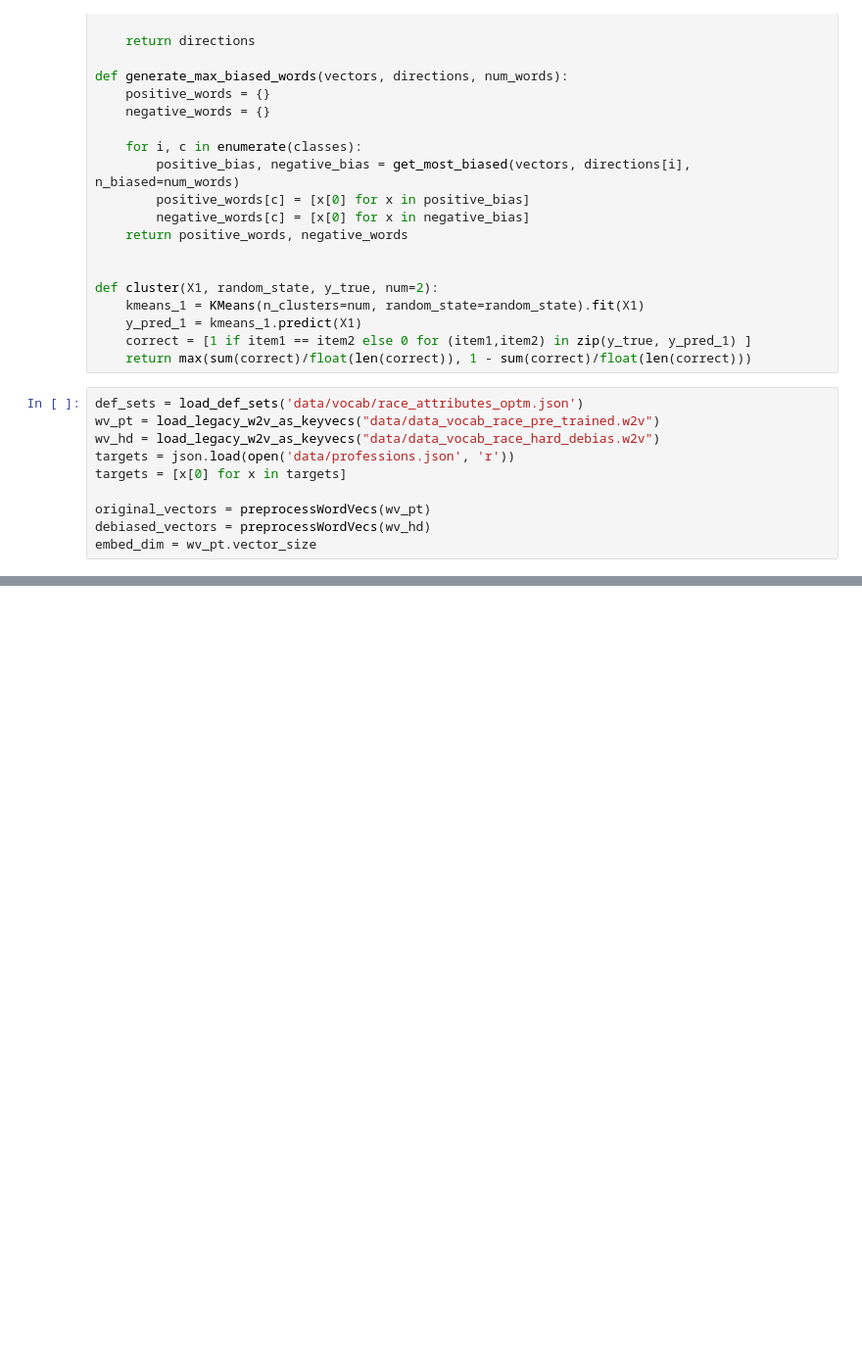
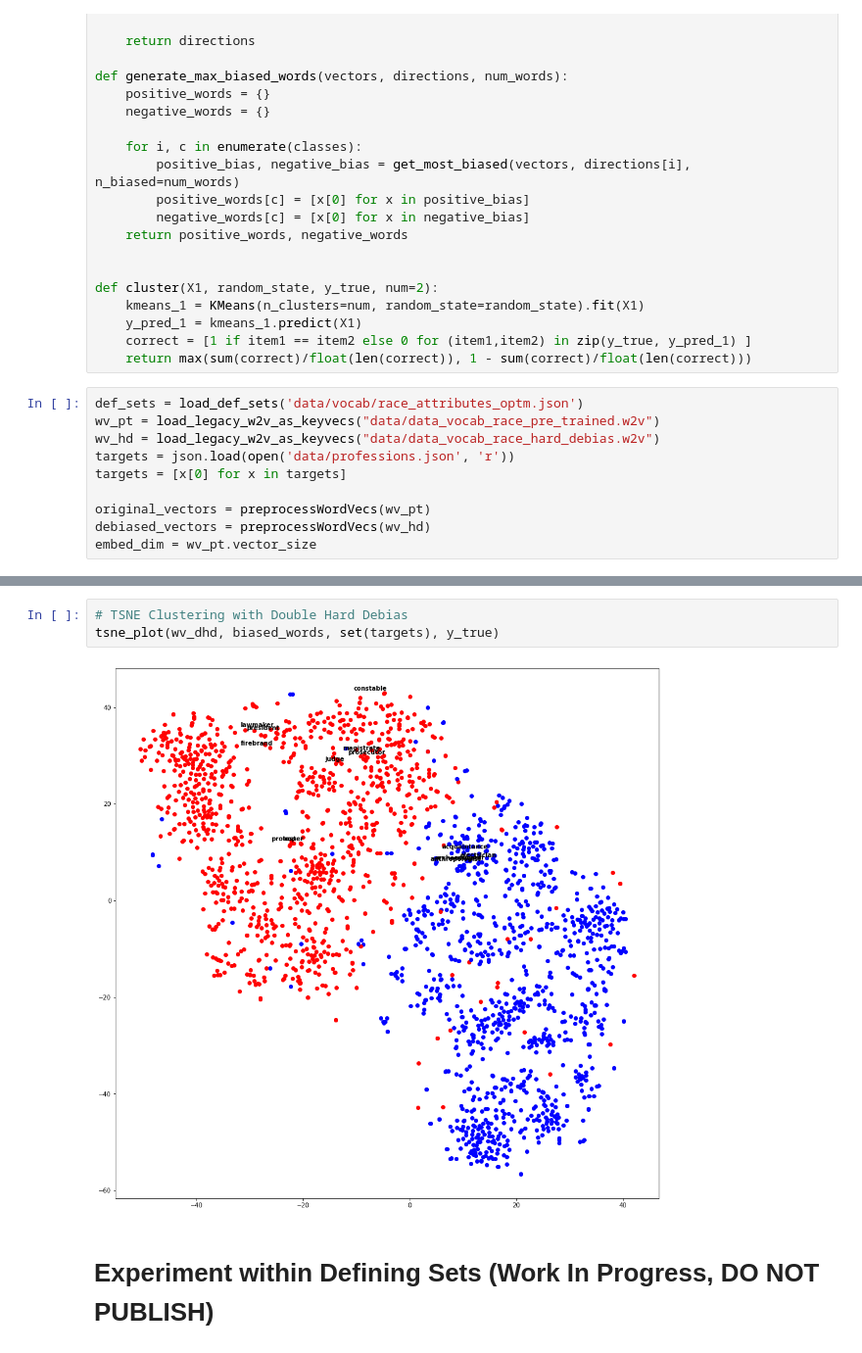
Before and after one commit to YolandaMDavis/DebiasMulticlassWordEmbedding, a Jupyter notebook: Debiasing/hard-debias-experiment.ipynb, the cells around one changed output, grey strips where cells are left out. Shown at 98% size. Saved outputs shown, nothing was run; the diff lists cells and outputs as text; blank space fills up the shorter version.

```diff
--- a/Debiasing/hard-debias-experiment.ipynb
+++ b/Debiasing/hard-debias-experiment.ipynb
@@ -197,0 +214,7 @@ ax.grid()
+# %%
+# TSNE Clustering with Double Hard Debias
+tsne_plot(wv_dhd, biased_words, set(targets), y_true)
+# %% [output]
+[figure, added]
+# %% [markdown]
+# Experiment within Defining Sets (Work In Progress, DO NOT PUBLISH)
```
Also changed, not shown: parts of 16 cells of this notebook, 2 other files.
